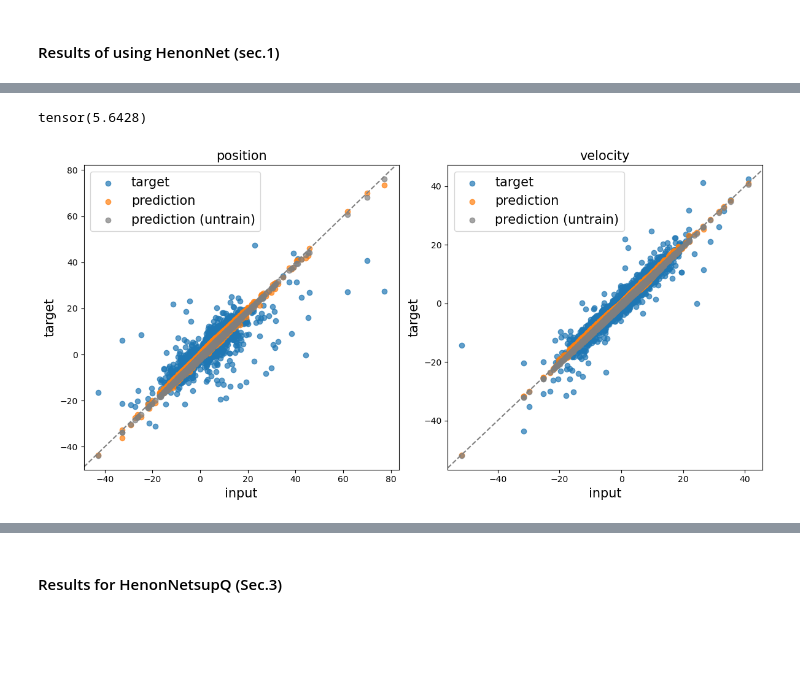
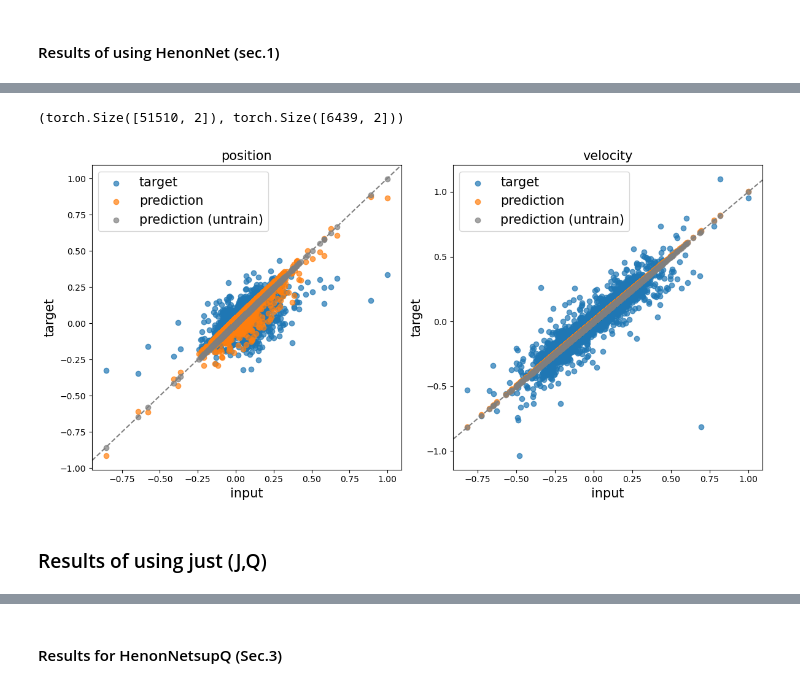
Before and after one commit to nhuang37/symplectic_map, a Jupyter notebook: plot_result.ipynb, the cells around one changed output, grey strips where cells are left out. Drawn from its saved outputs; the diff is of its cells as text; code cells hidden in the pictures; blank space fills up the shorter version.

```diff
--- a/plot_result.ipynb
+++ b/plot_result.ipynb
@@ -179,8 +217,10 @@ plt.show()
-# %%
-F.mse_loss(xv, xv_out) ##baseline=identity map without any training
-# %% [output]
-tensor(5.6428)
-# %%
-plot_input_output(xv, xv_out, xv_pred, untrain_xv_pred)
-# %% [output]
-[figure, removed]
+# %%
+untrain_xv_pred.shape, xv_pred.shape
+# %% [output]
+(torch.Size([51510, 2]), torch.Size([6439, 2]))
+# %%
+plot_input_output(xv_train, xv_out_train, train_xv_pred, untrain_xv_pred)
+# %% [output]
+[figure, added]
+# %% [markdown]
+### Results of using just (J,Q)
```
Also changed, not shown: parts of 16 cells of this notebook, 6 other files.
